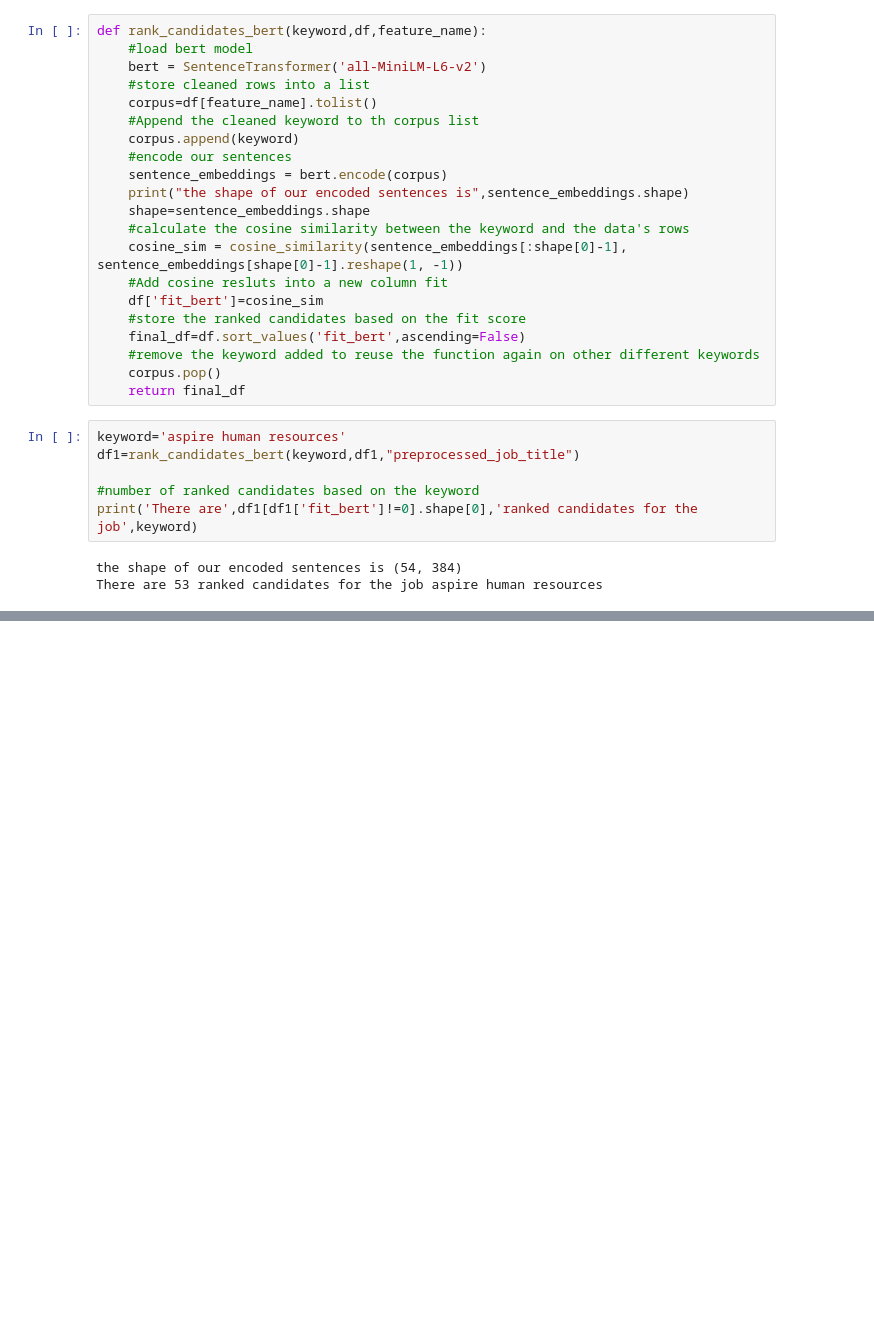
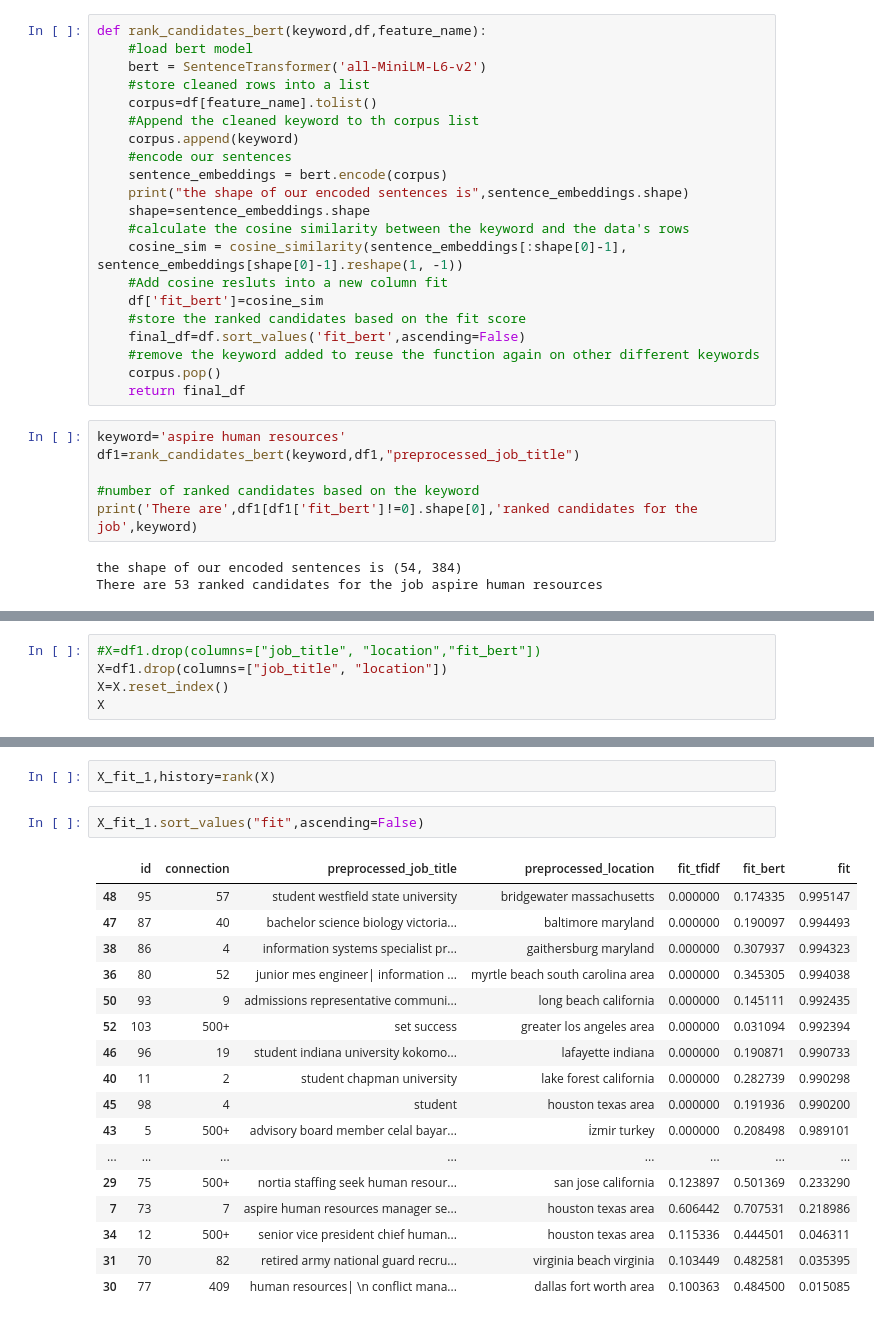
Before and after one commit to gbangout-apziva/potential-talents, a Jupyter notebook: ptalent.ipynb, the cells around one changed output, grey strips where cells are left out. Saved outputs shown, nothing was run; the diff lists cells and outputs as text; blank space fills up the shorter version.

```diff
--- a/ptalent.ipynb
+++ b/ptalent.ipynb
@@ -309,0 +353,5 @@ df1.head(10)
+# %%
+#X=df1.drop(columns=["job_title", "location","fit_bert"])
+X=df1.drop(columns=["job_title", "location"])
+X=X.reset_index()
+X
@@ -309,0 +420,22 @@ df1.head(10)
+# %%
+X_fit_1,history=rank(X)
+# %%
+X_fit_1.sort_values("fit",ascending=False)
+# %% [output]
+|  | id | connection | preprocessed_job_title | preprocessed_location | fit_tfidf | fit_bert | fit |
+| 48 | 95 | 57 | student westfield state university | bridgewater massachusetts | 0.000000 | 0.174335 | 0.995147 |
+| 47 | 87 | 40 | bachelor science biology victoria... | baltimore maryland | 0.000000 | 0.190097 | 0.994493 |
+| 38 | 86 | 4 | information systems specialist pr... | gaithersburg maryland | 0.000000 | 0.307937 | 0.994323 |
+| 36 | 80 | 52 | junior mes engineer| information ... | myrtle beach south carolina area | 0.000000 | 0.345305 | 0.994038 |
+| 50 | 93 | 9 | admissions representative communi... | long beach california | 0.000000 | 0.145111 | 0.992435 |
+| 52 | 103 | 500+ | set success | greater los angeles area | 0.000000 | 0.031094 | 0.992394 |
+| 46 | 96 | 19 | student indiana university kokomo... | lafayette indiana | 0.000000 | 0.190871 | 0.990733 |
+| 40 | 11 | 2 | student chapman university | lake forest california | 0.000000 | 0.282739 | 0.990298 |
+| 45 | 98 | 4 | student | houston texas area | 0.000000 | 0.191936 | 0.990200 |
+| 43 | 5 | 500+ | advisory board member celal bayar... | i̇zmir turkey | 0.000000 | 0.208498 | 0.989101 |
+| ... | ... | ... | ... | ... | ... | ... | ... |
+| 29 | 75 | 500+ | nortia staffing seek human resour... | san jose california | 0.123897 | 0.501369 | 0.233290 |
+| 7 | 73 | 7 | aspire human resources manager se... | houston texas area | 0.606442 | 0.707531 | 0.218986 |
+| 34 | 12 | 500+ | senior vice president chief human... | houston texas area | 0.115336 | 0.444501 | 0.046311 |
+| 31 | 70 | 82 | retired army national guard recru... | virginia beach virginia | 0.103449 | 0.482581 | 0.035395 |
+| 30 | 77 | 409 | human resources| \n conflict mana... | dallas fort worth area | 0.100363 | 0.484500 | 0.015085 |
```
Also changed, not shown: parts of 10 cells of this notebook.
